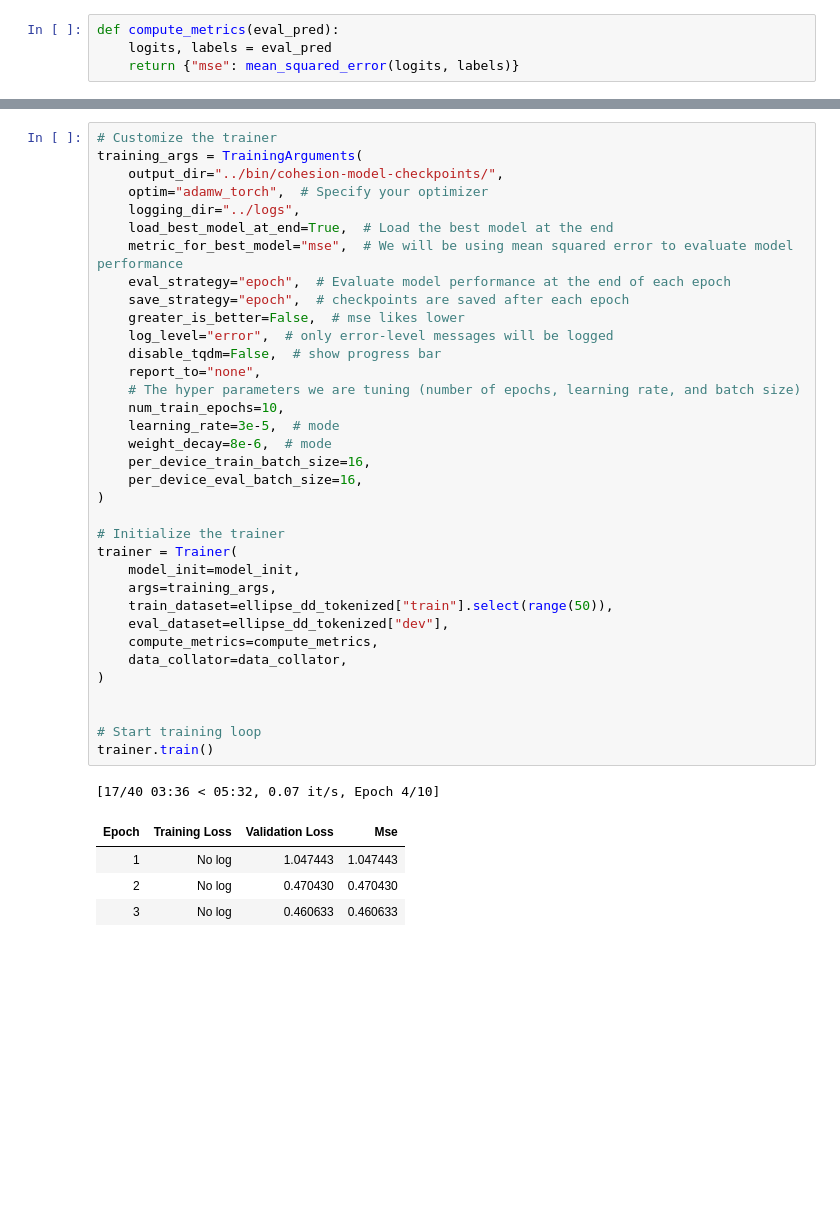
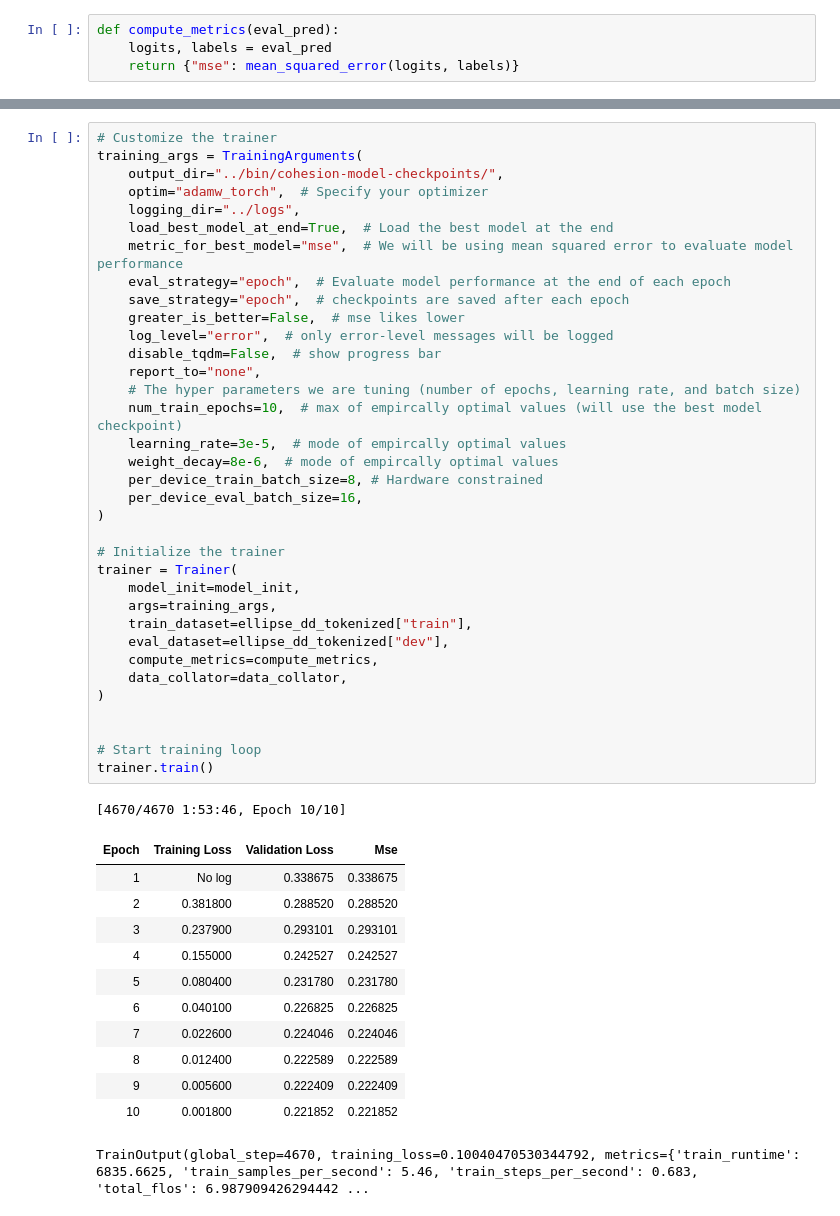
Before and after one commit to learlab/ellipse-ecv, a Jupyter notebook: src/ELLIPSE_llm_hyper_search_final_with_prompt_modern_bert.ipynb, the cells around one changed output, grey strips where cells are left out. Drawn from its saved outputs; the diff is of its cells as text; blank space fills up the shorter version.

```diff
--- a/src/ELLIPSE_llm_hyper_search_final_with_prompt_modern_bert.ipynb
+++ b/src/ELLIPSE_llm_hyper_search_final_with_prompt_modern_bert.ipynb
@@ -333,39 +299,47 @@ Config is based on hyperparameters used in benchmark tasks in Warner et al. (202
 training_args = TrainingArguments(
     output_dir="../bin/cohesion-model-checkpoints/",
     optim="adamw_torch",  # Specify your optimizer
     logging_dir="../logs",
     load_best_model_at_end=True,  # Load the best model at the end
     metric_for_best_model="mse",  # We will be using mean squared error to evaluate model performance
     eval_strategy="epoch",  # Evaluate model performance at the end of each epoch
     save_strategy="epoch",  # checkpoints are saved after each epoch
     greater_is_better=False,  # mse likes lower
     log_level="error",  # only error-level messages will be logged
     disable_tqdm=False,  # show progress bar
     report_to="none",
     # The hyper parameters we are tuning (number of epochs, learning rate, and batch size)
-    num_train_epochs=10,
-    learning_rate=3e-5,  # mode
-    weight_decay=8e-6,  # mode
-    per_device_train_batch_size=16,
+    num_train_epochs=10,  # max of empircally optimal values (will use the best model checkpoint)
+    learning_rate=3e-5,  # mode of empircally optimal values
+    weight_decay=8e-6,  # mode of empircally optimal values
+    per_device_train_batch_size=8, # Hardware constrained
     per_device_eval_batch_size=16,
 )
 
 # Initialize the trainer
 trainer = Trainer(
     model_init=model_init,
     args=training_args,
-    train_dataset=ellipse_dd_tokenized["train"].select(range(50)),
+    train_dataset=ellipse_dd_tokenized["train"],
     eval_dataset=ellipse_dd_tokenized["dev"],
     compute_metrics=compute_metrics,
     data_collator=data_collator,
 )
 
 
 # Start training loop
 trainer.train()
 # %% [output]
-[17/40 03:36 < 05:32, 0.07 it/s, Epoch 4/10]
+[4670/4670 1:53:46, Epoch 10/10]
 | Epoch | Training Loss | Validation Loss | Mse |
-| 1 | No log | 1.047443 | 1.047443 |
-| 2 | No log | 0.470430 | 0.470430 |
-| 3 | No log | 0.460633 | 0.460633 |
+| 1 | No log | 0.338675 | 0.338675 |
+| 2 | 0.381800 | 0.288520 | 0.288520 |
+| 3 | 0.237900 | 0.293101 | 0.293101 |
+| 4 | 0.155000 | 0.242527 | 0.242527 |
+| 5 | 0.080400 | 0.231780 | 0.231780 |
+| 6 | 0.040100 | 0.226825 | 0.226825 |
+| 7 | 0.022600 | 0.224046 | 0.224046 |
+| 8 | 0.012400 | 0.222589 | 0.222589 |
+| 9 | 0.005600 | 0.222409 | 0.222409 |
+| 10 | 0.001800 | 0.221852 | 0.221852 |
+TrainOutput(global_step=4670, training_loss=0.10040470530344792, metrics={'train_runtime': 6835.6625, 'train_samples_per_second': 5.46, 'train_steps_per_second': 0.683, 'total_flos': 6.987909426294442 ...
```
Also changed, not shown: parts of 9 cells of this notebook, 5 other files.
